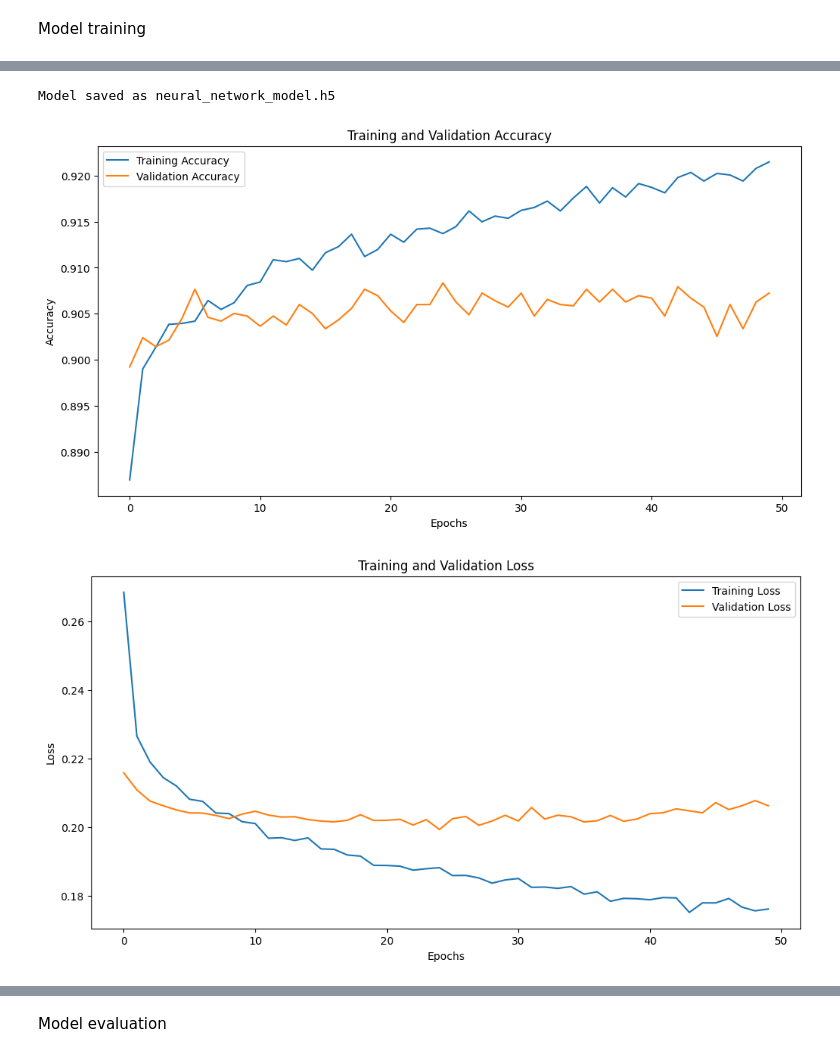
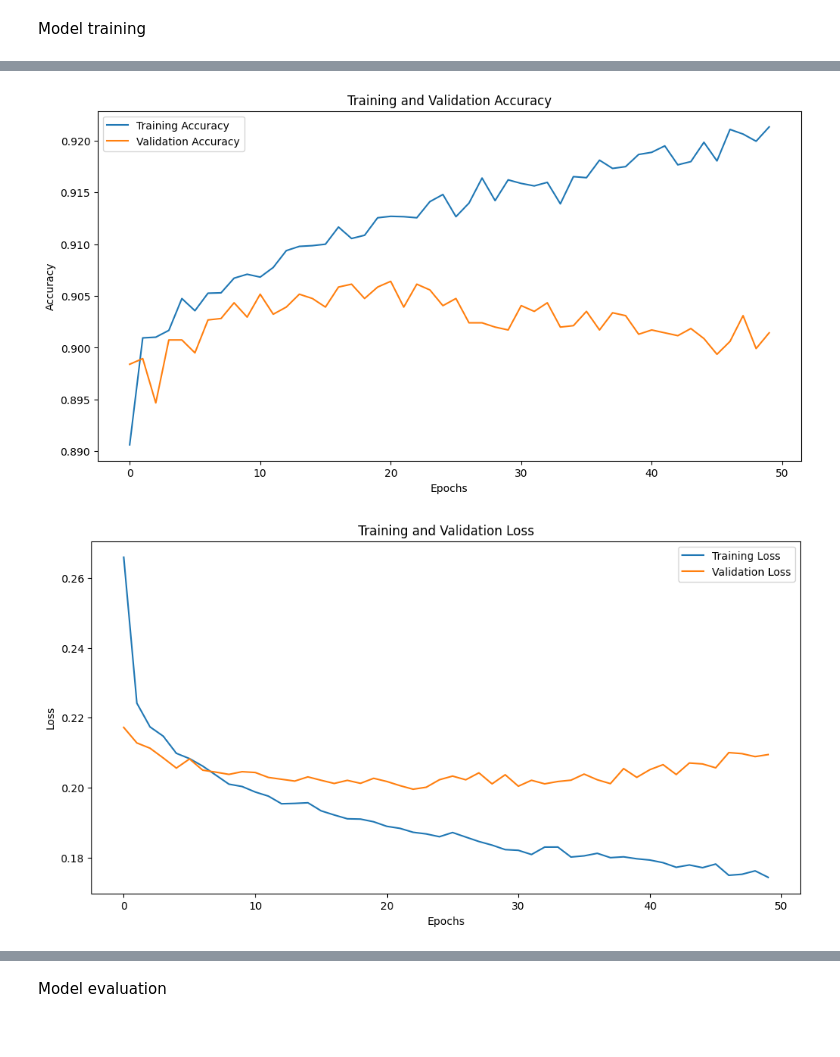
Before and after one commit to Deshan-Senanayake/Classification-ML-CW, a Jupyter notebook: Neural_Network.ipynb, the cells around one changed output, grey strips where cells are left out. Saved outputs shown, nothing was run; the diff lists cells and outputs as text; code cells hidden in the pictures.

Commit message:
Neural Network

```diff
--- a/Neural_Network.ipynb
+++ b/Neural_Network.ipynb
@@ -713,7 +710,7 @@ Model: "sequential_1"
 # %% [markdown]
 Model training
 # %%
-# Train the neural network
+# neural network training
 history = model.fit(
     X_train, y_train,
     validation_split=0.2,
@@ -722,11 +719,7 @@ history = model.fit(
     verbose=1
 )
 
-# Save the trained model
-model.save("neural_network_model.h5")
-print("Model saved as neural_network_model.h5")
-
-# Plot training and validation accuracy
+# training and validation accuracy
 import matplotlib.pyplot as plt
 
 plt.figure(figsize=(12, 6))
@@ -738,7 +731,7 @@ plt.ylabel('Accuracy')
 plt.legend()
 plt.show()
 
-# Plot training and validation loss
+# training and validation loss
 plt.figure(figsize=(12, 6))
 plt.plot(history.history['loss'], label='Training Loss')
 plt.plot(history.history['val_loss'], label='Validation Loss')
@@ -748,7 +741,7 @@ plt.ylabel('Loss')
 plt.legend()
 plt.show()
 
-# Evaluate the model on the test set
+# model on the test set
 test_loss, test_accuracy = model.evaluate(X_test, y_test, verbose=0)
 print(f"Test Loss: {test_loss:.4f}")
 print(f"Test Accuracy: {test_accuracy:.4f}")
@@ -774,3 +766,2 @@ WARNING:absl:You are saving your model as an HDF5 file via `model.save()` or `ke
-Model saved as neural_network_model.h5
-[figure, old version]
+[figure, new version]
-[figure, old version]
+[figure, new version]
```
Also changed, not shown: parts of 3 cells of this notebook.
